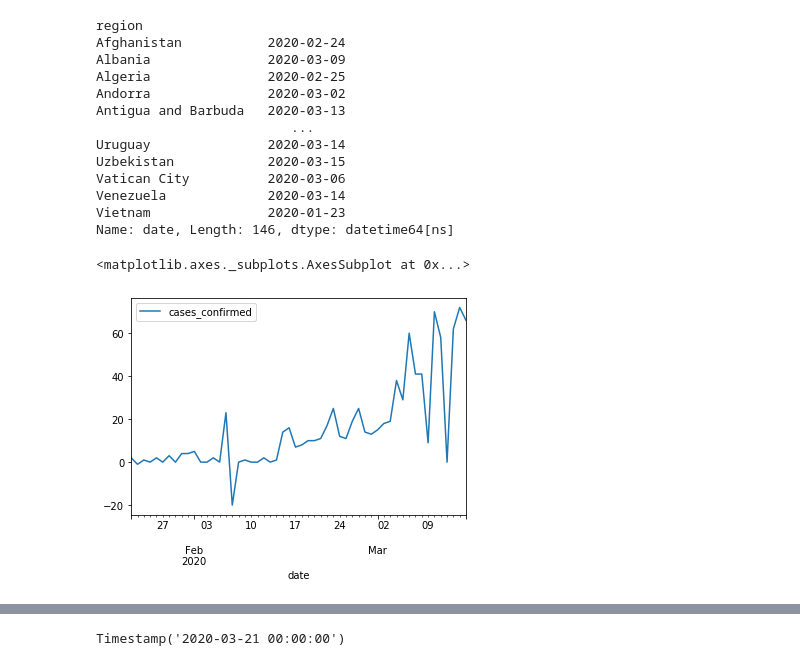
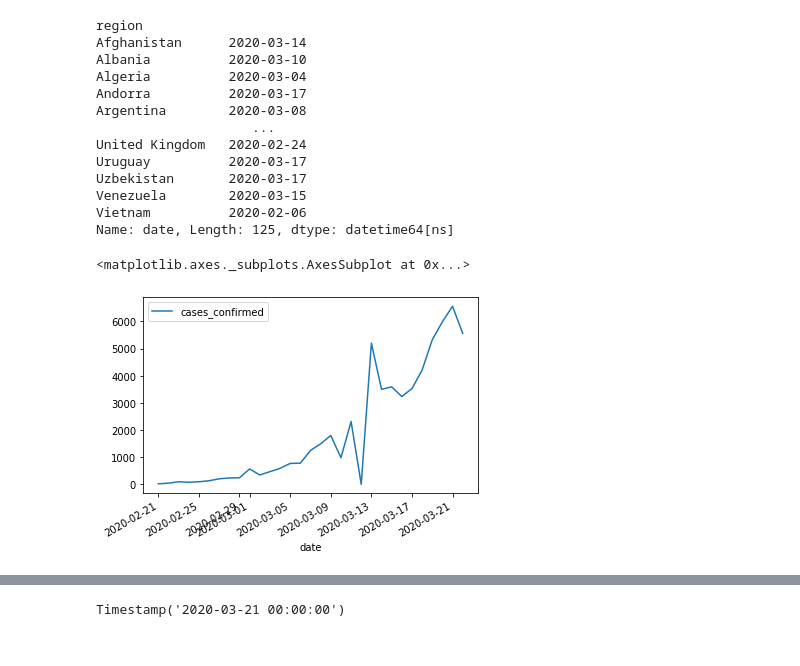
Before and after one commit to beegieb/COVID-19, a Jupyter notebook: Exploratory_Analysis.ipynb, the cells around one changed output, grey strips where cells are left out. Drawn from its saved outputs; the diff is of its cells as text; code cells hidden in the pictures.

```diff
--- a/Exploratory_Analysis.ipynb
+++ b/Exploratory_Analysis.ipynb
@@ -13,7 +13,7 @@ data = pd.read_csv('data/COVID-19-Cleaned-with-Population.csv')
 data['date'] = pd.to_datetime(data['date'])
 
 # remove rows with 0 confirmed cases
-data = data.query('cumulative_confirmed > 0').reset_index(drop=True)
+data = data.query('cumulative_confirmed >= 10').reset_index(drop=True)
 
 data.head()
 # %% [output]
@@ -302,23 +376,23 @@ Name: cumulative_deaths, dtype: int64
 first_infection_date
 # %% [output]
 region
-Afghanistan           2020-02-24
-Albania               2020-03-09
-Algeria               2020-02-25
-Andorra               2020-03-02
-Antigua and Barbuda   2020-03-13
-                         ...
-Uruguay               2020-03-14
-Uzbekistan            2020-03-15
-Vatican City          2020-03-06
-Venezuela             2020-03-14
-Vietnam               2020-01-23
-Name: date, Length: 146, dtype: datetime64[ns]
+Afghanistan      2020-03-14
+Albania          2020-03-10
+Algeria          2020-03-04
+Andorra          2020-03-17
+Argentina        2020-03-08
+                    ...
+United Kingdom   2020-02-24
+Uruguay          2020-03-17
+Uzbekistan       2020-03-17
+Venezuela        2020-03-15
+Vietnam          2020-02-06
+Name: date, Length: 125, dtype: datetime64[ns]
 # %%
-data.query('region == "Japan"').plot(x='date', y='cases_confirmed')
+data.query('region == "Italy"').plot(x='date', y='cases_confirmed')
 # %% [output]
 <matplotlib.axes._subplots.AxesSubplot at 0x...>
-[figure, old version]
+[figure, new version]
 # %%
 data = data.set_index('region')
 
```
Also changed, not shown: parts of 46 cells of this notebook, 5 other files.
